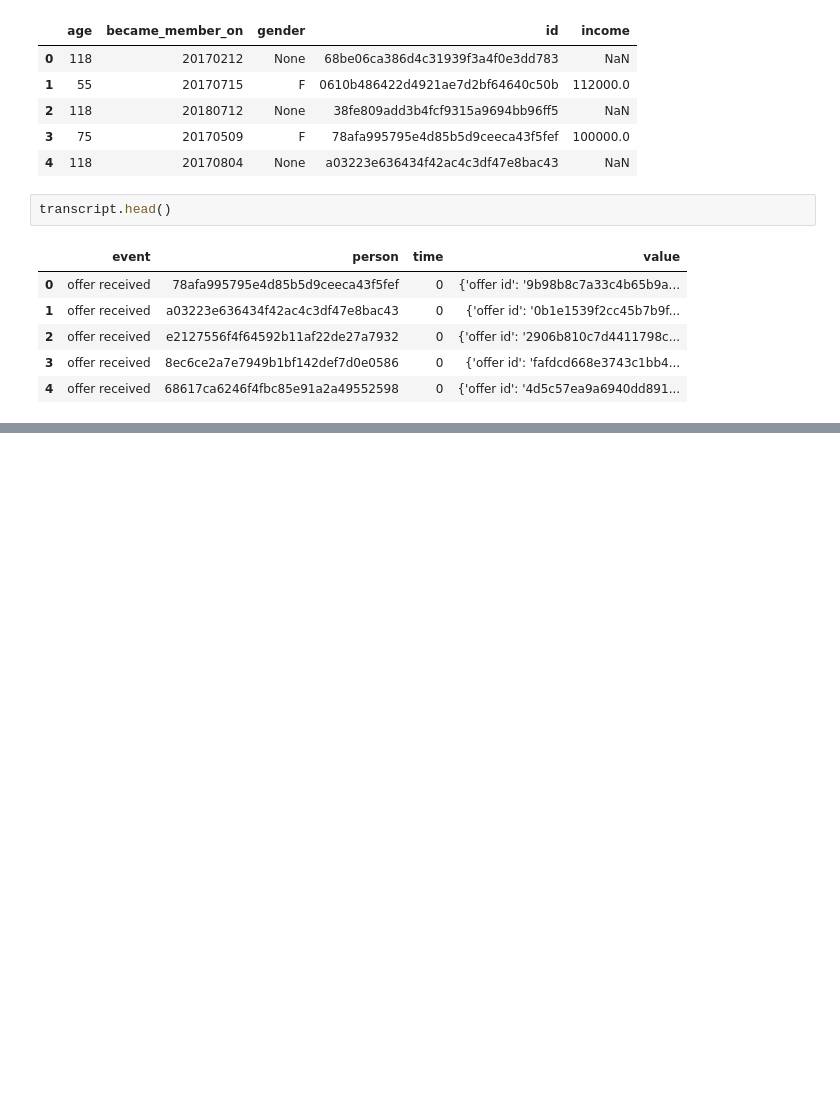
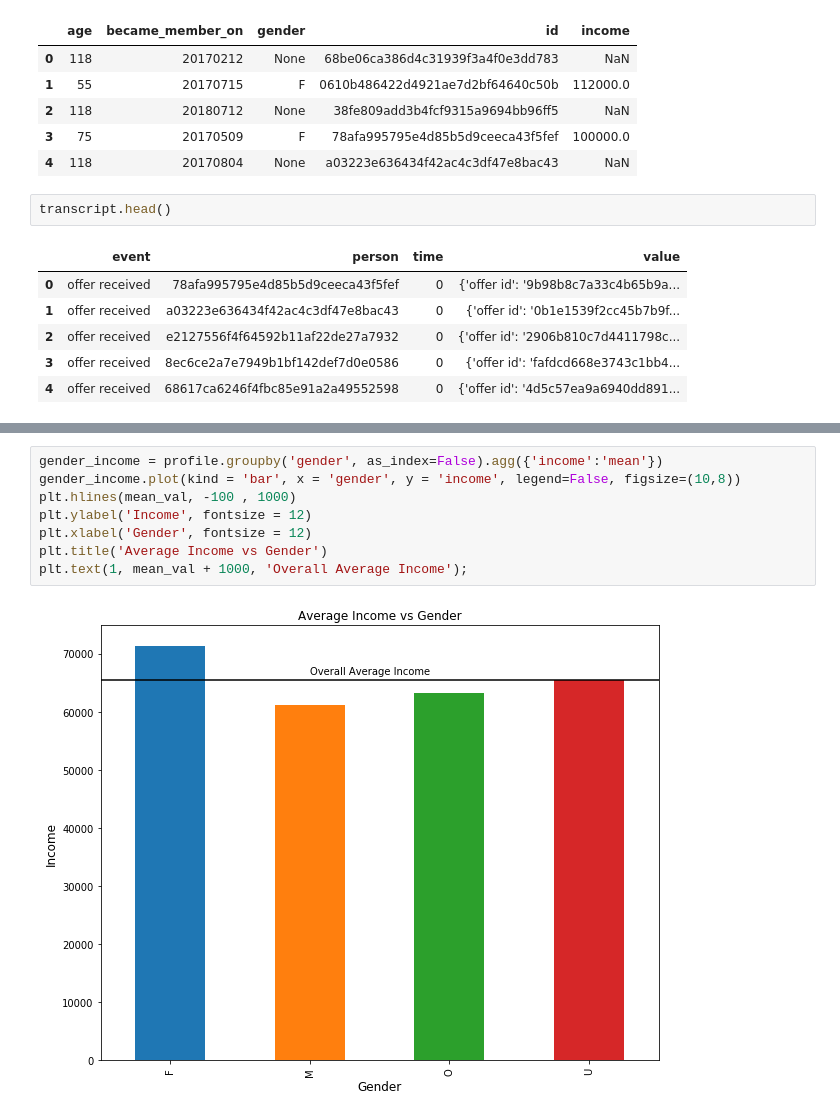
Before and after one commit to ShuangyuandData/Starbuckscustomerbehavior, a Jupyter notebook: Starbucks_Capstone_notebook.ipynb, the cells around one changed output, grey strips where cells are left out. Saved outputs shown, nothing was run; the diff lists cells and outputs as text; blank space fills up the shorter version.

```diff
--- a/Starbucks_Capstone_notebook.ipynb
+++ b/Starbucks_Capstone_notebook.ipynb
@@ -113,0 +218,10 @@ transcript.head()
+# %%
+gender_income = profile.groupby('gender', as_index=False).agg({'income':'mean'})
+gender_income.plot(kind = 'bar', x = 'gender', y = 'income', legend=False, figsize=(10,8))
+plt.hlines(mean_val, -100 , 1000)
+plt.ylabel('Income', fontsize = 12)
+plt.xlabel('Gender', fontsize = 12)
+plt.title('Average Income vs Gender')
+plt.text(1, mean_val + 1000, 'Overall Average Income');
+# %% [output]
+[figure, added]
```
Also changed, not shown: parts of 34 cells of this notebook.
